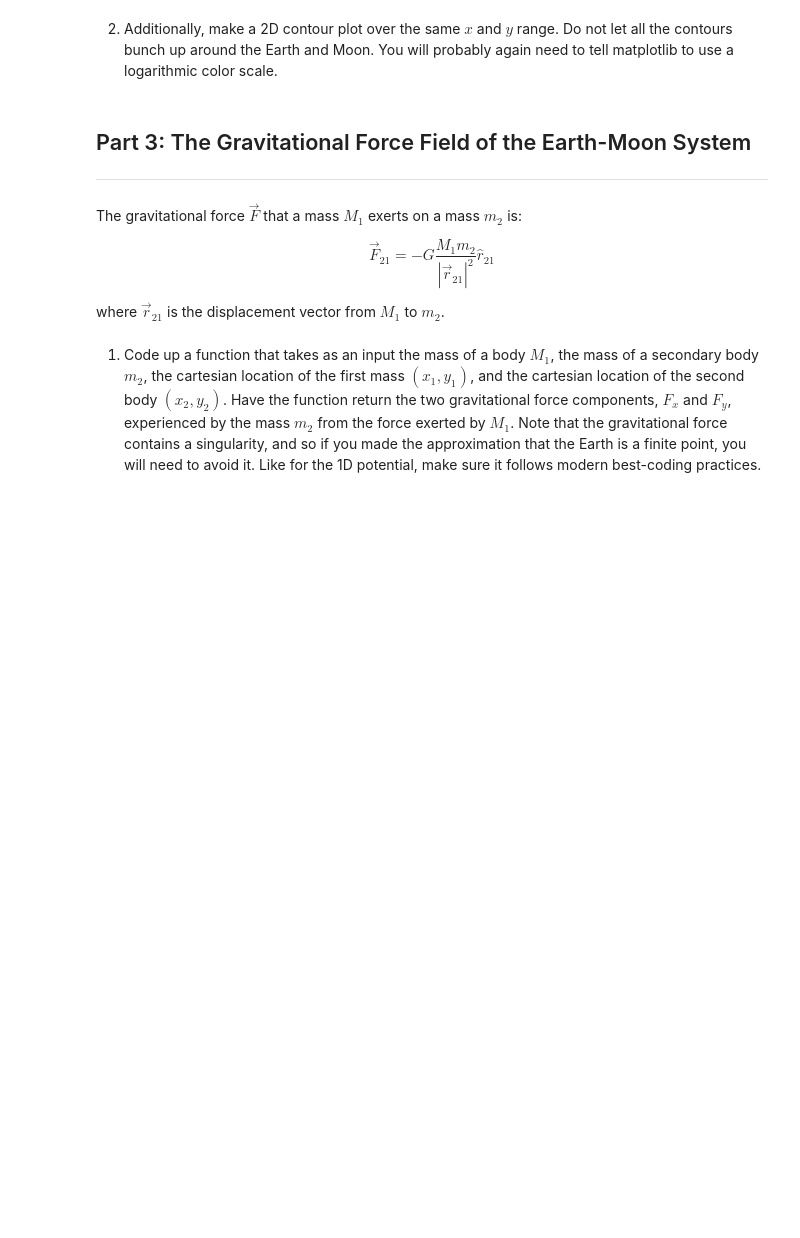
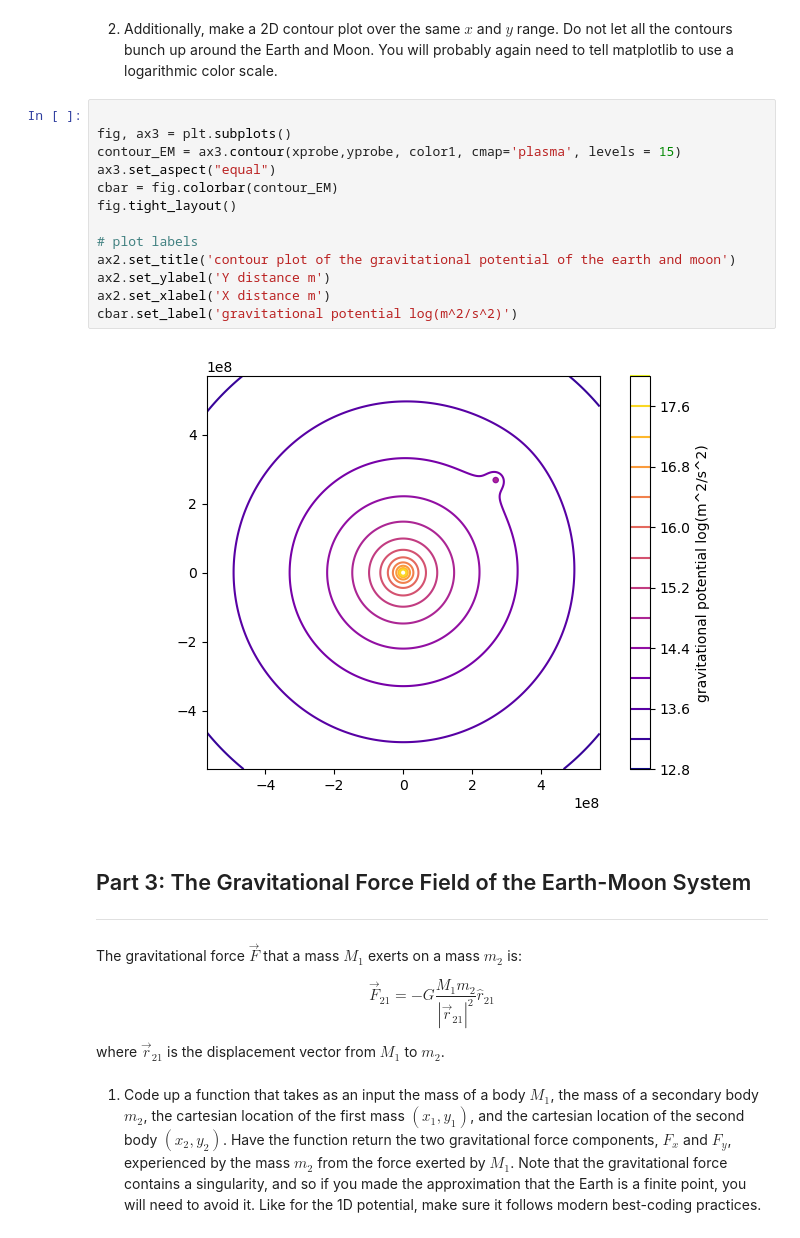
Before and after one commit to jhurst12-eng/PHYS265-spring26, a Jupyter notebook: Lab1/lab1.ipynb, the cells around one changed output. Drawn from its saved outputs; the diff is of its cells as text; blank space fills up the shorter version.

```diff
--- a/Lab1/lab1.ipynb
+++ b/Lab1/lab1.ipynb
@@ -130,6 +195,21 @@ of the gravitational potential of the combined Earth-Moon system.
 2. Additionally, make a 2D contour plot over the same $x$ and $y$ range.
 Do not let all the contours bunch up around the Earth and Moon.
 You will probably again need to tell matplotlib to use a logarithmic color scale.
+# %%
+
+fig, ax3 = plt.subplots()
+contour_EM = ax3.contour(xprobe,yprobe, color1, cmap='plasma', levels = 15)
+ax3.set_aspect("equal")
+cbar = fig.colorbar(contour_EM)
+fig.tight_layout()
+
+# plot labels
+ax2.set_title('contour plot of the gravitational potential of the earth and moon')
+ax2.set_ylabel('Y distance m')
+ax2.set_xlabel('X distance m')
+cbar.set_label('gravitational potential log(m^2/s^2)')
+# %% [output]
+[figure, added]
 # %% [markdown]
 ## Part 3: The Gravitational Force Field of the Earth-Moon System
 ----
```
Also changed, not shown: parts of 15 cells of this notebook, 1 other file.
